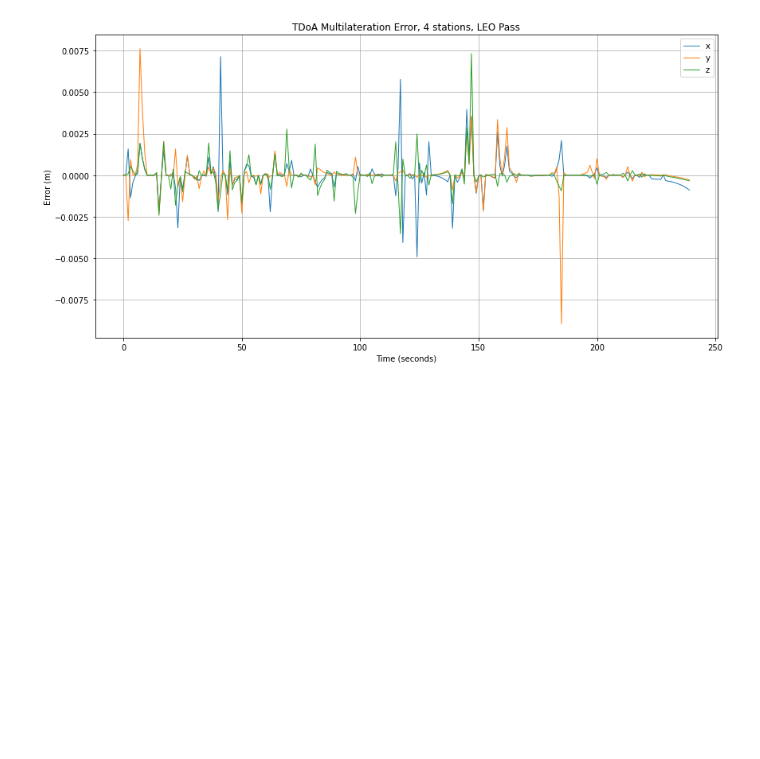
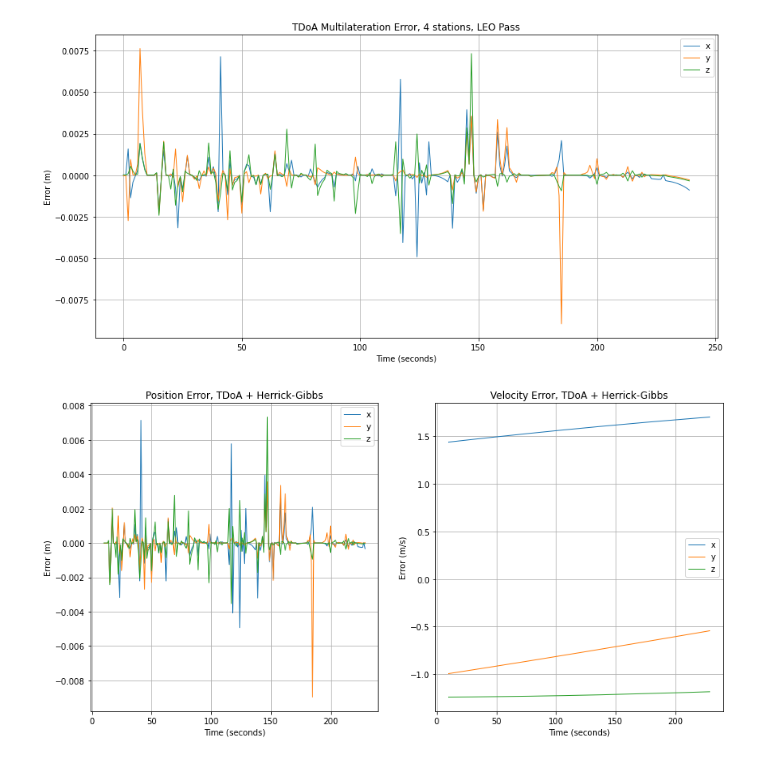
Before and after one commit to aerospaceresearch/orbitdeterminator, a Jupyter notebook: orbitdeterminator/doppler/notebooks/example_tdoa.ipynb, the cells around one changed output. Saved outputs shown, nothing was run; the diff lists cells and outputs as text; code cells hidden in the pictures; blank space fills up the shorter version.

Commit message:
TDoA combined with Herrick-Gibbs, notebooks imports fixes.

```diff
--- a/orbitdeterminator/doppler/notebooks/example_tdoa.ipynb
+++ b/orbitdeterminator/doppler/notebooks/example_tdoa.ipynb
@@ -35,2 +35,16 @@ fig = plot_tdoa_errors(p_sat, x_sat)
 # %% [output]
 [figure]
+# %%
+w = 10  # window size
+
+x_sat_hg = np.zeros((x_sat.shape[0], x_sat.shape[1]-2*w))
+error_hg = [None] * int(x_sat.shape[1]-w)
+
+# Perform Herrick_Gibbs
+for i in range(p_sat.shape[1]-2*w):
+    idx = np.array([i, i+w, i+2*w])
+    x_sat_hg[:,i], error_hg[i] = herrick_gibbs(p_sat[:, idx], t_sec[idx], angle_checks=True)
+
+fig_4 = plot_tdoa_hg_errors(x_sat, t_sec, x_sat_hg, w=w)
+# %% [output]
+[figure, added]
```
Also changed, not shown: parts of 3 cells of this notebook, 5 other files.
